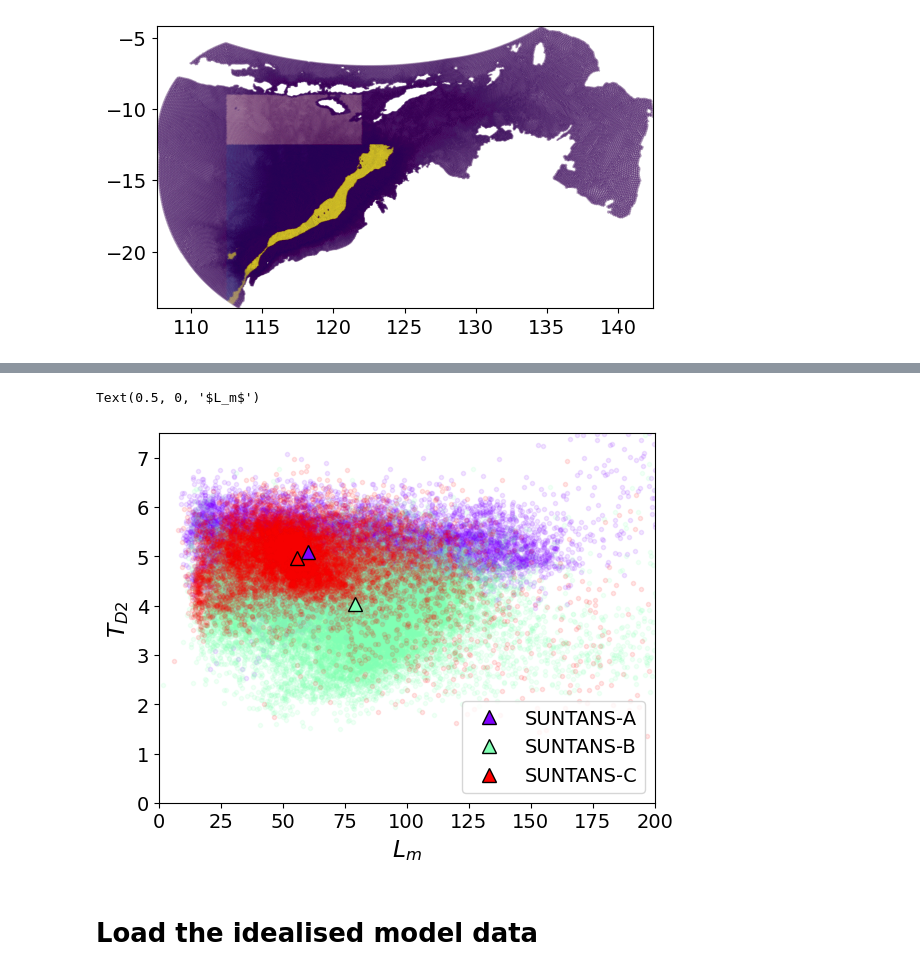
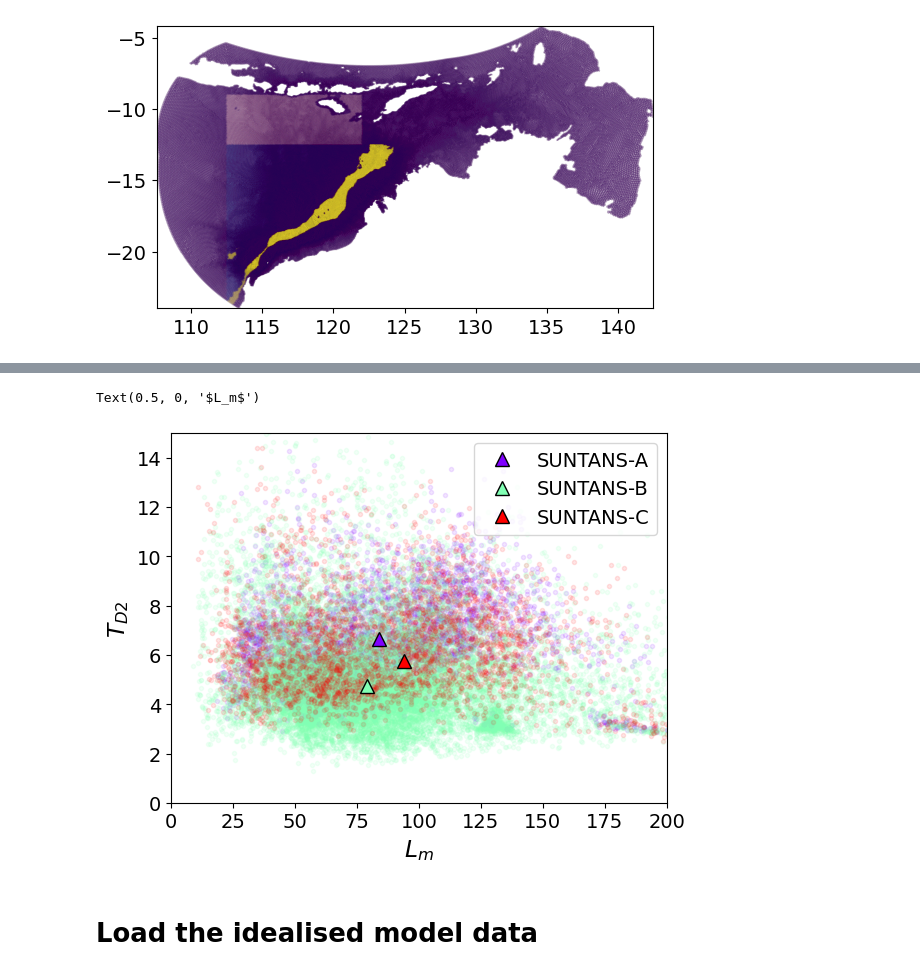
Before and after one commit to mrayson/incoherentitide, a Jupyter notebook: NOTEBOOKS/compare_integral_timescales.ipynb, the cells around one changed output, grey strips where cells are left out. Saved outputs shown, nothing was run; the diff lists cells and outputs as text; code cells hidden in the pictures.

```diff
--- a/NOTEBOOKS/compare_integral_timescales.ipynb
+++ b/NOTEBOOKS/compare_integral_timescales.ipynb
@@ -37,8 +37,12 @@ s3 = S3FileSystem(client_kwargs={'endpoint_url':url},
             key=key,
             secret=secret)
 # %%
-paramsfile = '../DATA/NWS_2km_GLORYS_nonstat_itide_params_seasonaltides_meso_fD2D1_vc.nc'
-scenario = 'seasonaltides_meso_fD2D1_vc'
+# paramsfile = '../DATA/NWS_2km_GLORYS_nonstat_itide_params_seasonaltides_meso_fD2D1_vc.nc'
+# scenario = 'seasonaltides_meso_fD2D1_vc'
+
+paramsfile = '../DATA/NWS_2km_GLORYS_nonstat_itide_params_seasonaltides_meso_M2S2_vc.nc'
+scenario = 'seasonaltides_meso_M2S2_vc'
+
 units='cm s$^{-1}$'
 vmax=5.
 varname='vc'
@@ -98,9 +104,32 @@ ds_params.suntans.plotcelldata(regionB, alpha=0.1, colorbar=False)
  None)
 [figure]
 # %%
+# tau_M = ds_params['data'].isel(params=1).values
+# gamma_M = ds_params['data'].isel(params=2).values
+# tau_D2 = ds_params['data'].isel(params=6).values
+
+# T_M = np.zeros_like(tau_M)
+# T_D2 = np.zeros_like(tau_M)
+
+# acf = nsjax.gamma_exp_1d
+
+# for ii in tqdm(range(T_M.shape[0])):
+#     T_M[ii] =  integral_timescale(acf, (1, tau_M[ii], gamma_M[ii]), tmax=500, N=1000)
+#     T_D2[ii] =  integral_timescale(acf, (1, tau_D2[ii], 1.5), tmax=500, N=1000)
+
 tau_M = ds_params['data'].isel(params=1).values
 gamma_M = ds_params['data'].isel(params=2).values
-tau_D2 = ds_params['data'].isel(params=6).values
+# tau_D2 = ds_params['data'].isel(params=5).values # M2
+# gamma_D2 = ds_params['data'].isel(params=7).values
+# eta_D2 = ds_params['data'].isel(params=3).values
+
+name = 'S2'
+tau_D2 = ds_params['data'].isel(params=6).values #S2
+gamma_D2 = ds_params['data'].isel(params=8).values
+eta_D2 = ds_params['data'].isel(params=4).values
+
+eta_M = ds_params['data'].isel(params=0).values
+
 
 T_M = np.zeros_like(tau_M)
 T_D2 = np.zeros_like(tau_M)
@@ -109,7 +138,7 @@ acf = nsjax.gamma_exp_1d
 
 for ii in tqdm(range(T_M.shape[0])):
     T_M[ii] =  integral_timescale(acf, (1, tau_M[ii], gamma_M[ii]), tmax=500, N=1000)
-    T_D2[ii] =  integral_timescale(acf, (1, tau_D2[ii], 1.5), tmax=500, N=1000)
+    T_D2[ii] =  integral_timescale(acf, (1, tau_D2[ii], gamma_D2[ii]), tmax=500, N=1000)
 # %%
 cmap = 'rainbow'
 cmap = plt.colormaps.get_cmap(cmap)
@@ -126,8 +155,8 @@ plt.legend(('A','B','C'))
 # %%
-eta_M = ds_params['data'].isel(params=0).values
-eta_D2 = ds_params['data'].isel(params=5).values
 
-good = (eta_M>0.05) & (eta_D2>0.025)
+
+# good = (eta_M>0.05) & (eta_D2>0.025) # M2
+good = (eta_M>0.05) & (eta_D2>0.015)
 
 plt.figure()
 plt.plot(T_M[regionA & good], T_D2[regionA & good], '.' , alpha=0.1, c=colors[0])
@@ -160,25 +227,25 @@ Text(0.5, 0, '$T_m$')
 # %%
 L_M = eta_M * T_M *86400 / 1000 # km
 
 
 plt.figure()
 ax=plt.subplot(111)
 plt.plot(L_M[regionA & good], T_D2[regionA & good], '.' , alpha=0.1, c=colors[0])
 plt.plot(L_M[regionB & good], T_D2[regionB & good], '.' , alpha=0.1, c=colors[1])
 plt.plot(L_M[regionC & good], T_D2[regionC & good], '.' , alpha=0.1, c=colors[2])
 
 p1,=plt.plot(np.median(L_M[regionA & good]), np.median(T_D2[regionA & good]), '^' , c=colors[0],ms=10, zorder=1e6, markeredgecolor='k')
 p2,=plt.plot(np.median(L_M[regionB & good]), np.median(T_D2[regionB & good]), '^' , c=colors[1],ms=10, zorder=1e6, markeredgecolor='k')
 p3,=plt.plot(np.median(L_M[regionC & good]), np.median(T_D2[regionC & good]), '^' , c=colors[2],ms=10, zorder=1e6, markeredgecolor='k')
 
 plt.legend([p1,p2,p3],('SUNTANS-A','SUNTANS-B','SUNTANS-C'))
-plt.ylim(0,7.5)
+plt.ylim(0,15)
 plt.xlim(0,200)
 ax.set_ylabel('$T_{D2}$')
 ax.set_xlabel('$L_m$')
 # %% [output]
 Text(0.5, 0, '$L_m$')
-[figure, old version]
+[figure, new version]
 # %% [markdown]
 # Load the idealised model data
 # %%
```
Also changed, not shown: parts of 10 cells of this notebook, 14 other files.
